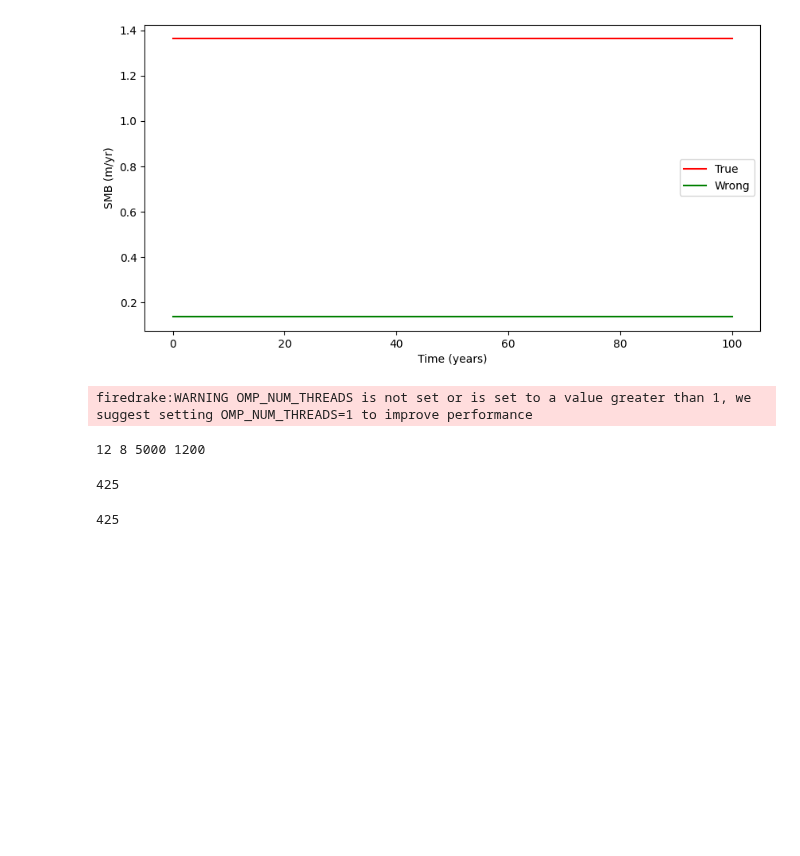
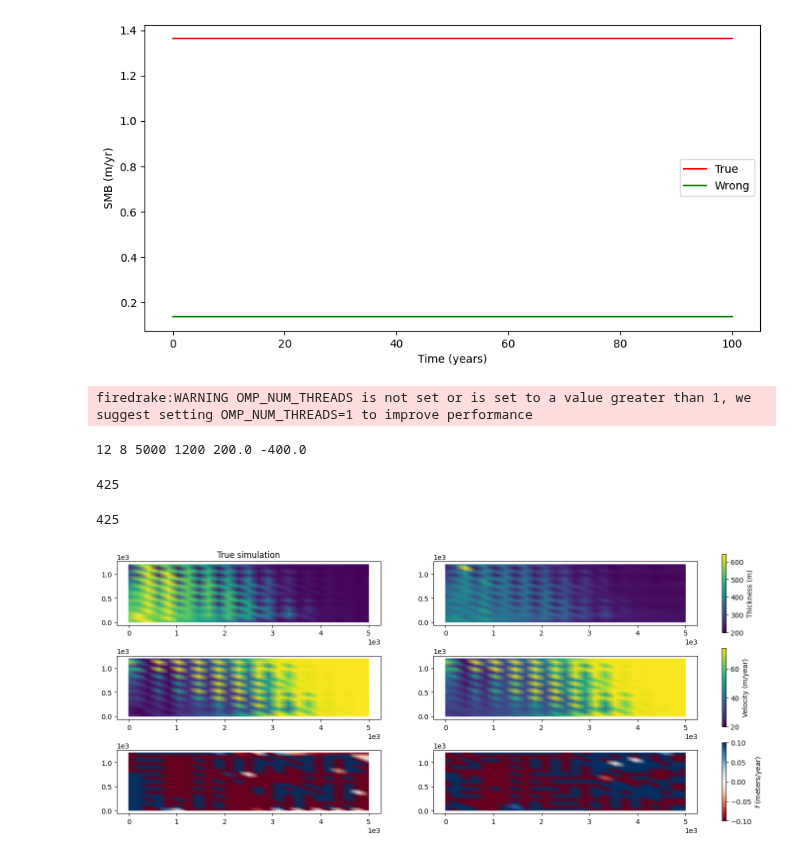
Before and after one commit to KYANJO/ICESEE, a Jupyter notebook: applications/icepack_model/synthetic_ice_stream/read_results.ipynb, the cells around one changed output. Drawn from its saved outputs; the diff is of its cells as text; code cells hidden in the pictures; blank space fills up the shorter version.

```diff
--- a/applications/icepack_model/synthetic_ice_stream/read_results.ipynb
+++ b/applications/icepack_model/synthetic_ice_stream/read_results.ipynb
@@ -146,12 +146,16 @@ x, y = firedrake.SpatialCoordinate(mesh)
 b_in, b_out = datasets_tw["b_io"][0], datasets_tw["b_io"][1]
 b = firedrake.interpolate(b_in - (b_in - b_out) * x / Lx, Q)
 
+a_in = firedrake.Constant(1.7)
+δa = firedrake.Constant(-2.7)
+a = firedrake.Function(Q).interpolate(a_in + δa * x / Lx)
+
 # form a rectangular mesh and get x, y coordinates
 x, y = np.meshgrid(np.linspace(0, Lx, nx), np.linspace(0, Ly, ny))
-print(nx, ny, Lx, Ly)
+print(nx, ny, Lx, Ly,b_in, b_out)
 # %% [output]
 firedrake:WARNING OMP_NUM_THREADS is not set or is set to a value greater than 1, we suggest setting OMP_NUM_THREADS=1 to improve performance
-12 8 5000 1200
+12 8 5000 1200 200.0 -400.0
 # %%
 hdim
 # %% [output]
@@ -171,37 +175,40 @@ colors = firedrake.tripcolor(hhtrue, axes=axes[0][0])
 fig.colorbar(colors, ax=axes[0], fraction=0.012, pad=0.04, label="Thickness (m)")
 axes[0][0].set_title("True simulation")
 
 # ploting the velocity field
 uutrue.dat.data[:,0] = copy.deepcopy(ensemble_true_state[hdim:2*hdim,step])
 uutrue.dat.data[:,1] = copy.deepcopy(ensemble_true_state[2*hdim:3*hdim,step])
 colors = firedrake.tripcolor(uutrue, axes=axes[1][0])
 fig.colorbar(colors, ax=axes[1], fraction=0.012, pad=0.04, label="Velocity (m/year)")
 
 # ploting the basal shear stress
-f = firedrake.interpolate(div(hhtrue*uutrue), Q)
-colors = firedrake.tripcolor(f, axes=axes[2][0], cmap="RdBu")
+# f = firedrake.interpolate(div(hhtrue*uutrue), Q)
+f = firedrake.interpolate(a - div(hhtrue*uutrue), Q)
+# colors = firedrake.tripcolor(f, axes=axes[2][0], cmap="RdBu")
+colors = firedrake.tripcolor(f, vmin=-0.1, vmax=+0.1, axes=axes[2][0], cmap="RdBu")
 fig.colorbar(colors, ax=axes[2], fraction=0.012, pad=0.04, label=r"$f$ (meters/year)")
 
 # axes[0][1].set_title("EnKF simulation")
 # axes[0][1].set_title(f"{filter_type} simulation: RMSE = {rmse:.2f}")
 hhenkf = firedrake.Function(Q)
 uuenkf = firedrake.Function(V)
 hhenkf.dat.data[:] = copy.deepcopy(ensemble_vec_mean[:hdim,step])
 colors = firedrake.tripcolor(hhenkf, axes=axes[0][1])
 # fig.colorbar(colors, ax=axes[0], fraction=0.012, pad=0.04, label="Thickness (m)")
 
 
 # ploting the velocity field
 uuenkf.dat.data[:,0] = copy.deepcopy(ensemble_vec_mean[hdim:2*hdim,step])
 uuenkf.dat.data[:,1] = copy.deepcopy(ensemble_vec_mean[2*hdim:3*hdim,step])
 colors = firedrake.tripcolor(uuenkf, axes=axes[1][1])
 
 
 # ploting the basal shear stress
-f = firedrake.interpolate(div(hhenkf*uuenkf), Q)
-colors = firedrake.tripcolor(f, axes=axes[2][1], cmap="RdBu")
+f = firedrake.Function(Q).interpolate(a - div(hhenkf*uuenkf))
+colors = firedrake.tripcolor(f,vmin=-0.1, vmax=+0.1, axes=axes[2][1], cmap="RdBu")
 # %% [output]
 425
+[figure, added]
 # %%
 # we can draw some transects through the domain to see what the surface, bed, and ice base elevation look like
 
```
Also changed, not shown: parts of 9 cells of this notebook, 2 other files.
